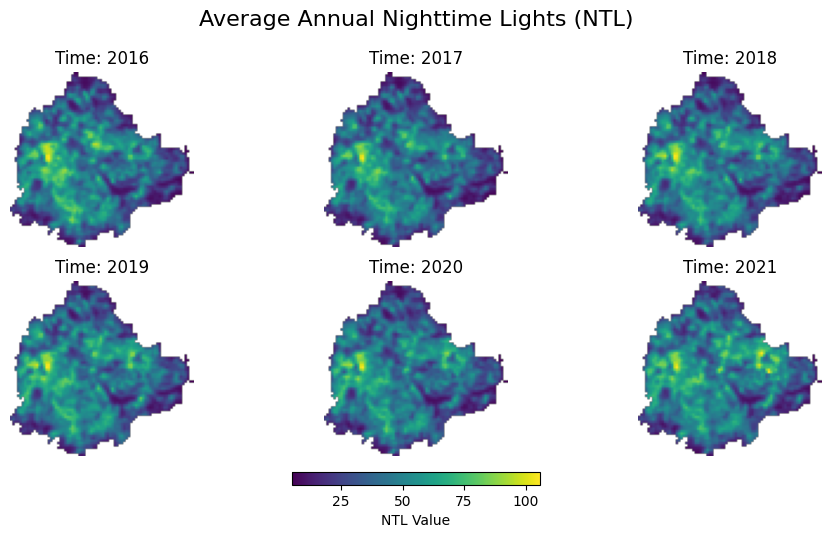
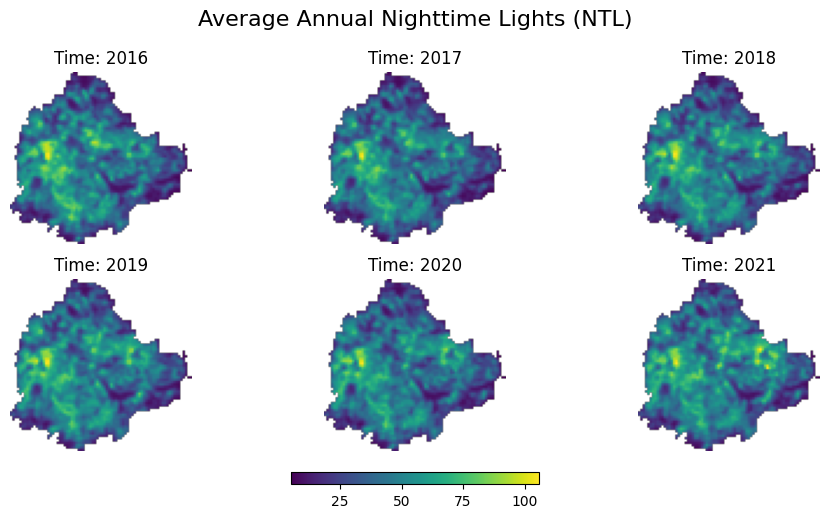
Code edit (unified diff) that turned the first committed figure into the second:
--- before
+++ after
@@ -22,4 +22,11 @@
 
 plt.tight_layout()
-plt.colorbar(im, ax=axes.ravel().tolist(), orientation='horizontal', fraction=0.03, pad=0.04, label='NTL Value')
+
+cbar_kwargs = {
+    'orientation':'horizontal',
+    'fraction': 0.03,
+    'pad': 0.05,
+    'extend':'neither',
+}
+plt.colorbar(im, ax=axes.ravel().tolist(), **cbar_kwargs)
 plt.show()

Commit: update